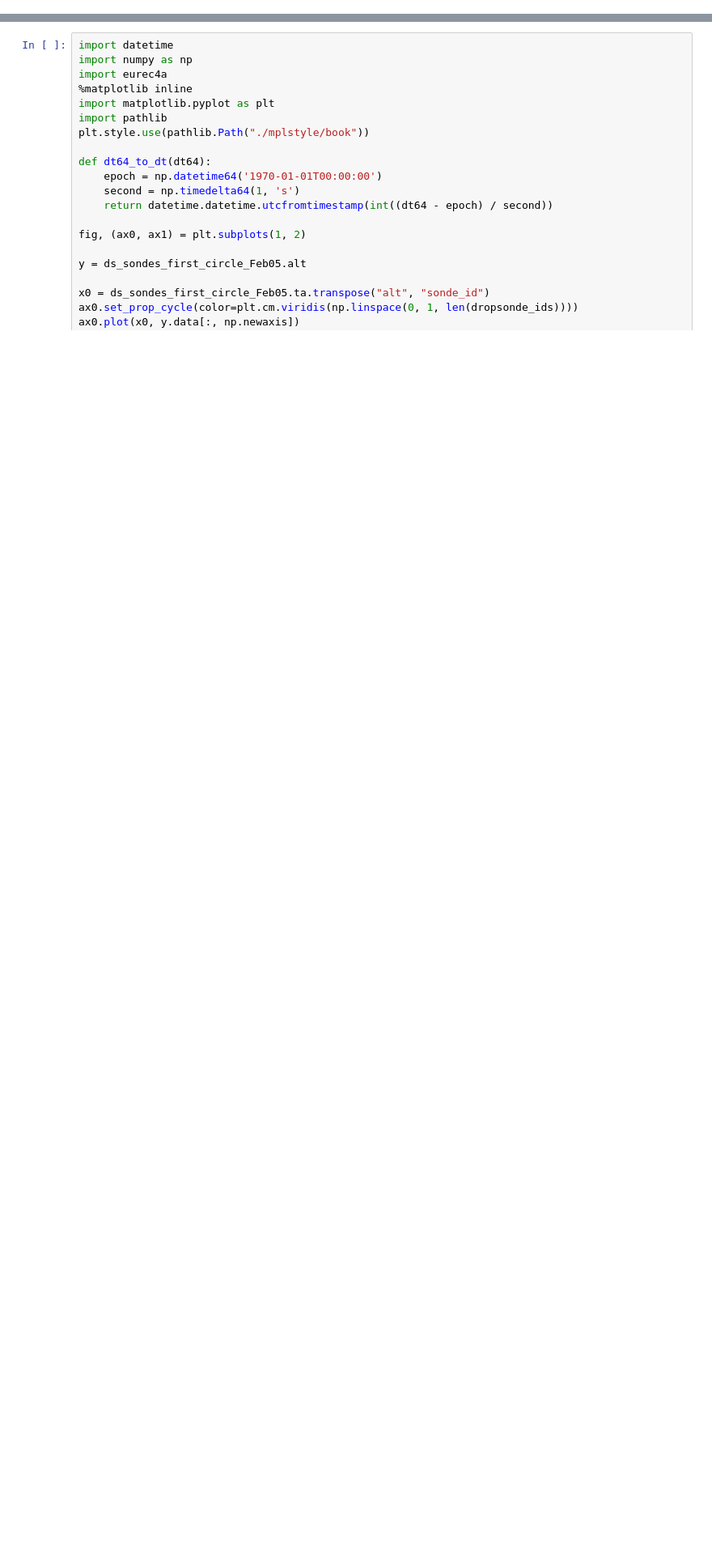
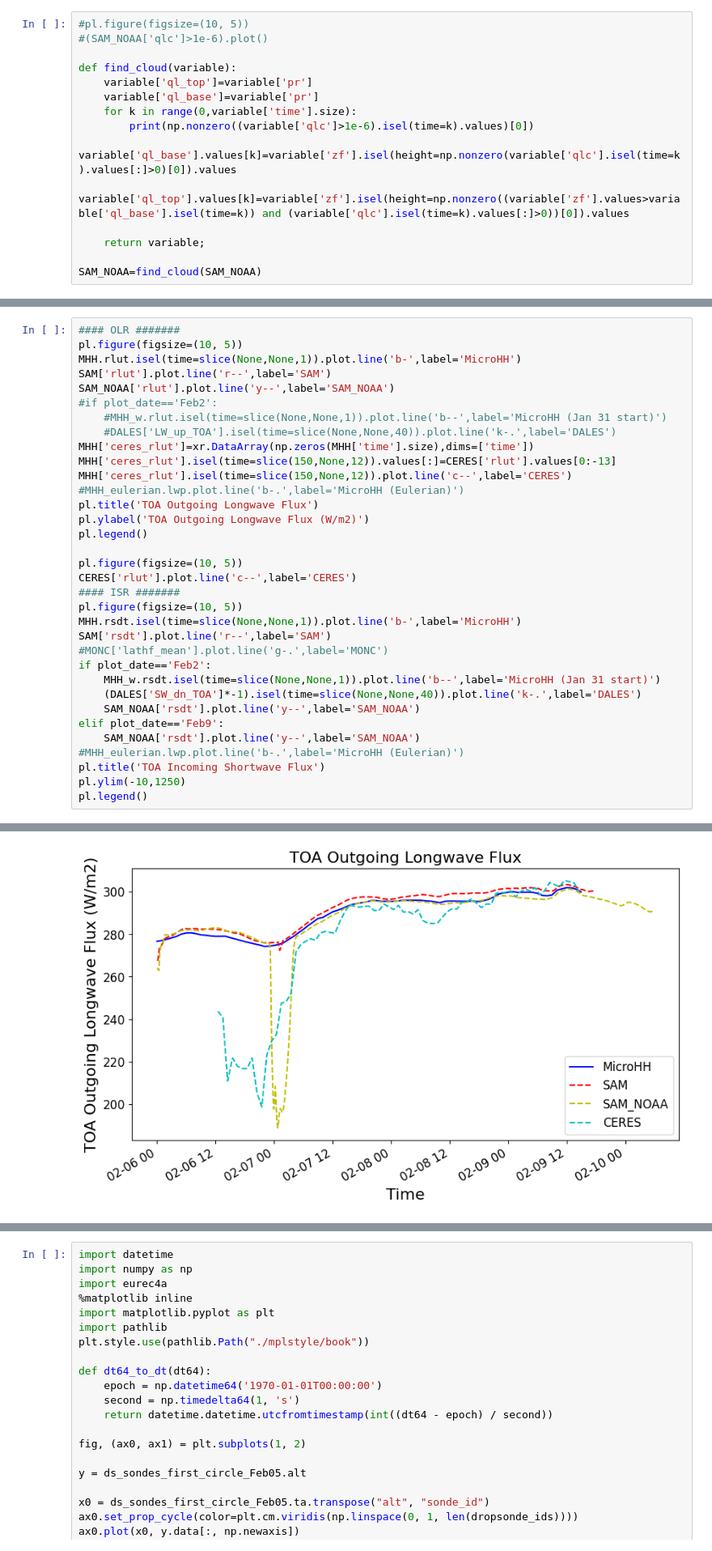
Before and after one commit to girishnigamanth/python_files, a Jupyter notebook: EUREC4A/Intercomparison_plots.ipynb, the cells around one changed output, grey strips where cells are left out. Shown at 81% size. Saved outputs shown, nothing was run; the diff lists cells and outputs as text; blank space fills up the shorter version.

```diff
--- a/EUREC4A/Intercomparison_plots.ipynb
+++ b/EUREC4A/Intercomparison_plots.ipynb
@@ -158,0 +260,15 @@ Data variables: (12/198)
+# %%
+#pl.figure(figsize=(10, 5))
+#(SAM_NOAA['qlc']>1e-6).plot()
+
+def find_cloud(variable):
+    variable['ql_top']=variable['pr']
+    variable['ql_base']=variable['pr']
+    for k in range(0,variable['time'].size):
+        print(np.nonzero((variable['qlc']>1e-6).isel(time=k).values)[0])
+        variable['ql_base'].values[k]=variable['zf'].isel(height=np.nonzero(variable['qlc'].isel(time=k).values[:]>0)[0]).values
+        variable['ql_top'].values[k]=variable['zf'].isel(height=np.nonzero((variable['zf'].values>variable['ql_base'].isel(time=k)) and (variable['qlc'].isel(time=k).values[:]>0))[0]).values
+
+    return variable;
+
+SAM_NOAA=find_cloud(SAM_NOAA)
@@ -158,0 +278,35 @@ Data variables: (12/198)
+# %%
+#### OLR #######
+pl.figure(figsize=(10, 5))
+MHH.rlut.isel(time=slice(None,None,1)).plot.line('b-',label='MicroHH')
+SAM['rlut'].plot.line('r--',label='SAM')
+SAM_NOAA['rlut'].plot.line('y--',label='SAM_NOAA')
+#if plot_date=='Feb2':
+    #MHH_w.rlut.isel(time=slice(None,None,1)).plot.line('b--',label='MicroHH (Jan 31 start)')
+    #DALES['LW_up_TOA'].isel(time=slice(None,None,40)).plot.line('k-.',label='DALES')
+MHH['ceres_rlut']=xr.DataArray(np.zeros(MHH['time'].size),dims=['time'])
+MHH['ceres_rlut'].isel(time=slice(150,None,12)).values[:]=CERES['rlut'].values[0:-13]
+MHH['ceres_rlut'].isel(time=slice(150,None,12)).plot.line('c--',label='CERES')
+#MHH_eulerian.lwp.plot.line('b-.',label='MicroHH (Eulerian)')
+pl.title('TOA Outgoing Longwave Flux')
+pl.ylabel('TOA Outgoing Longwave Flux (W/m2)')
+pl.legend()
+
+pl.figure(figsize=(10, 5))
+CERES['rlut'].plot.line('c--',label='CERES')
+#### ISR #######
+pl.figure(figsize=(10, 5))
+MHH.rsdt.isel(time=slice(None,None,1)).plot.line('b-',label='MicroHH')
+SAM['rsdt'].plot.line('r--',label='SAM')
+#MONC['lathf_mean'].plot.line('g-.',label='MONC')
+if plot_date=='Feb2':
+    MHH_w.rsdt.isel(time=slice(None,None,1)).plot.line('b--',label='MicroHH (Jan 31 start)')
+    (DALES['SW_dn_TOA']*-1).isel(time=slice(None,None,40)).plot.line('k-.',label='DALES')
+    SAM_NOAA['rsdt'].plot.line('y--',label='SAM_NOAA')
+elif plot_date=='Feb9':
+    SAM_NOAA['rsdt'].plot.line('y--',label='SAM_NOAA')
+#MHH_eulerian.lwp.plot.line('b-.',label='MicroHH (Eulerian)')
+pl.title('TOA Incoming Shortwave Flux')
+pl.ylim(-10,1250)
+pl.legend()
+# %% [output]
@@ -158,0 +314 @@ Data variables: (12/198)
+[figure, added]
```
Also changed, not shown: parts of 10 cells of this notebook, 6 other files.
